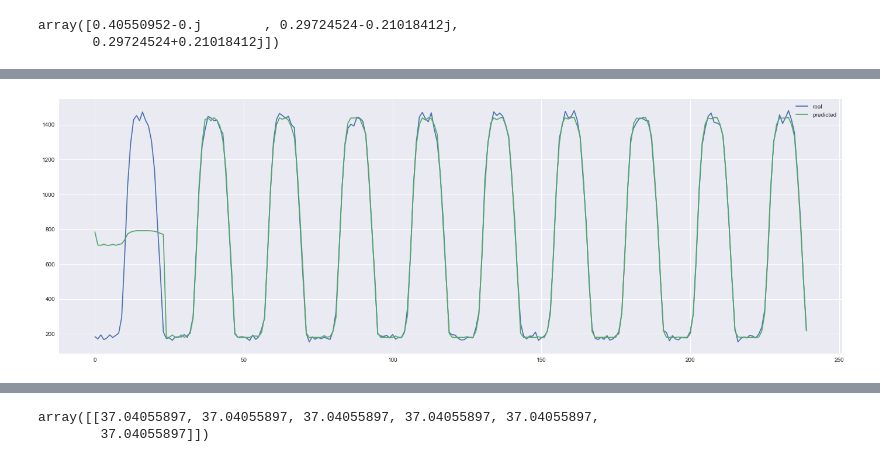
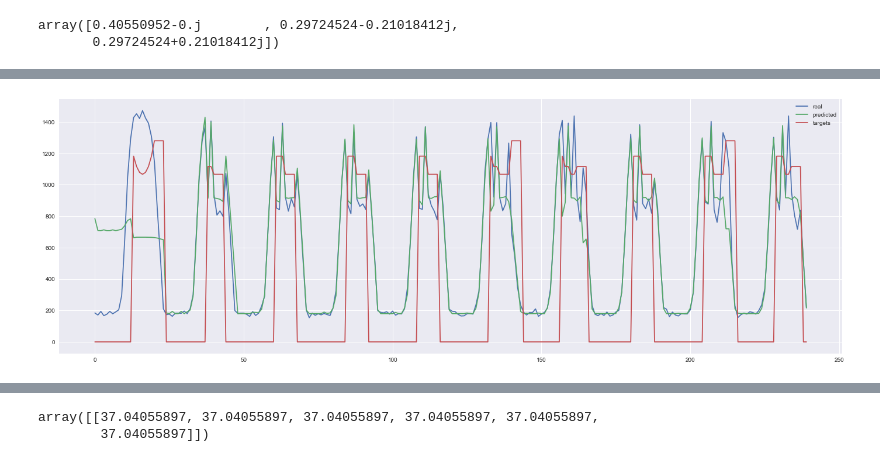
Before and after one commit to aksholokhov/bachelor_thesis, a Jupyter notebook: experiments/ThesisVersion.ipynb, the cells around one changed output, grey strips where cells are left out. Drawn from its saved outputs; the diff is of its cells as text; code cells hidden in the pictures.

```diff
--- a/experiments/ThesisVersion.ipynb
+++ b/experiments/ThesisVersion.ipynb
@@ -100,14 +99,16 @@ ensemble = FastAbstractEnsemble(n, N, m, generator)
 # %%
-avg_cons = array([model.tau*q.dot(eiv(control)) for control in controls])
 u = array([eiv(control) for control in controls])
 default_control_dist = array([n/m]*m)
 default_pi = 1/n*array([Nj*uj for Nj, uj in zip(default_control_dist, u)]).sum(axis=0)
+
 approx_cons = []
 datasets = [pd.DataFrame(columns=["c%d"%d for d in range(m)] + ['s']) for _ in range(24)]
 train = ["c0", "c1", "c2", "c3", "c4", "c5"]
 test = ["s"]
+
 consumption_predictions = []
 real_consumptions = []
+operator_targets = []
 classifiers = {}
 
 pi = default_pi
@@ -125,18 +115,42 @@ def learn_regression(X, y):
+# %%
+def generate_features(pi, room_model, arm, t):
+    if arm == 0:
+        return [sum([q.T.dot(np.linalg.matrix_power(control.T, i).dot(pi)) for i in range(1, room_model.tau+1)])
+                for control in room_model.controls]
+    else:
+        features = []
+        for j, control in enumerate(room_model.controls):
+            P = room_model.controls[arm-1] if room_model.accept(t, arm-1, j) else control
+            k = sum([q.T.dot(np.linalg.matrix_power(P.T, i).dot(pi)) for i in range(1, room_model.tau+1)])
+            features.append(k)
+        return features
 # %%
 for t in tqdm(range(24*10)):
-    features = [sum([q.T.dot(np.linalg.matrix_power(control.T, i).dot(pi)) for i in range(1, tau+1)])
-                for control in controls]
-    w_prev = classifiers.get(t%24)
+    time = t%24
+    w_prev = classifiers.get(time)
     if w_prev is None:
         w_prev = default_control_dist
 
+    target = operator.get_target()
+    operator_targets.append(target)
+    arm = 0
+    if target == 0:
+        features = generate_features(pi, model, 0, time)
+    else:
+        arm_features = [generate_features(pi, model, i+1, time) for i in range(m)]
+        maybe_consumptions = array([w_prev.dot(feature) for feature in arm_features])
+        arm = argmin(np.abs(maybe_consumptions))
+        features = arm_features[arm]
+        arm = arm + 1
+
     predicted_consumption = w_prev.dot(features)
     consumption_predictions.append(predicted_consumption)
-    ensemble.run(0)
+    ensemble.run(arm)
     real_consumption = ensemble.log["total_consumption"][-1]
     real_consumptions.append(real_consumption)
-    datasets[t%24].loc[len(datasets[t%24])] = features + [real_consumption]
-    w_new = learn_regression(np.array(datasets[t%24][train]), np.array(datasets[t%24][test]))
-    classifiers[t%24] = w_new
+    operator.send_consumption(real_consumption)
+    datasets[time].loc[len(datasets[time])] = features + [real_consumption]
+    w_new = learn_regression(np.array(datasets[time][train]), np.array(datasets[time][test]), n)
+    classifiers[time] = w_new
     pi = 1/n*array([N_j*matrix_power(P_j.T, tau).dot(pi)
-                    for N_j, P_j in zip(w_new, controls)]).sum(axis=0)
+                    for N_j, P_j in zip(w_new, model.controls)]).sum(axis=0)
@@ -148,8 +171,9 @@ sns.heatmap(array([x for x in classifiers.values()]))
 # %%
 figure(figsize=(24, 8))
 plot(real_consumptions, label="real")
 plot(consumption_predictions, label="predicted")
+plot(operator_targets, label="targets")
 legend()
 show()
 # %% [output]
-[figure, old version]
+[figure, new version]
```
Also changed, not shown: parts of 9 cells of this notebook, 2 other files.
